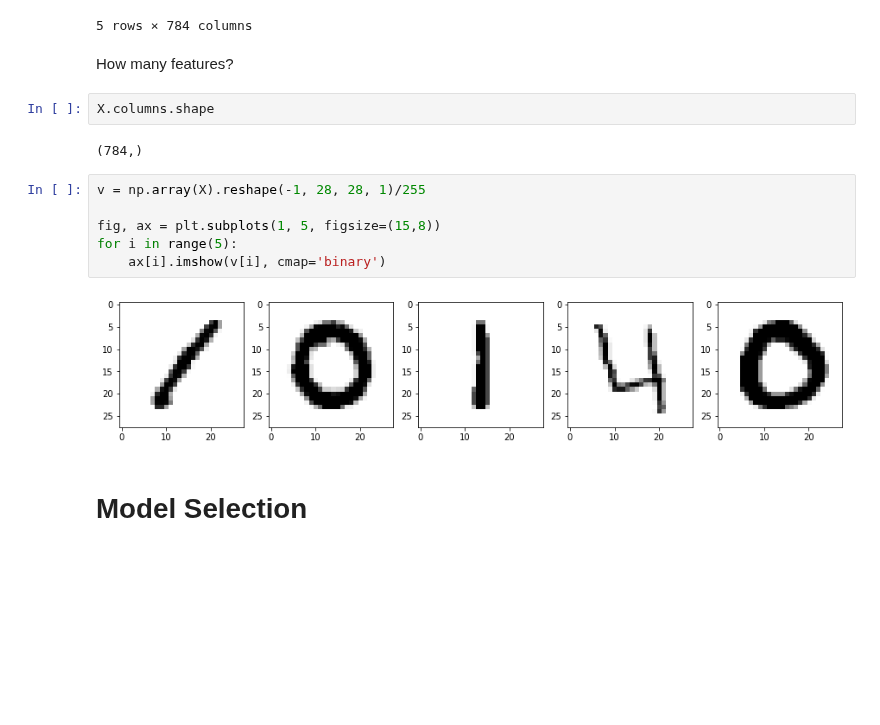
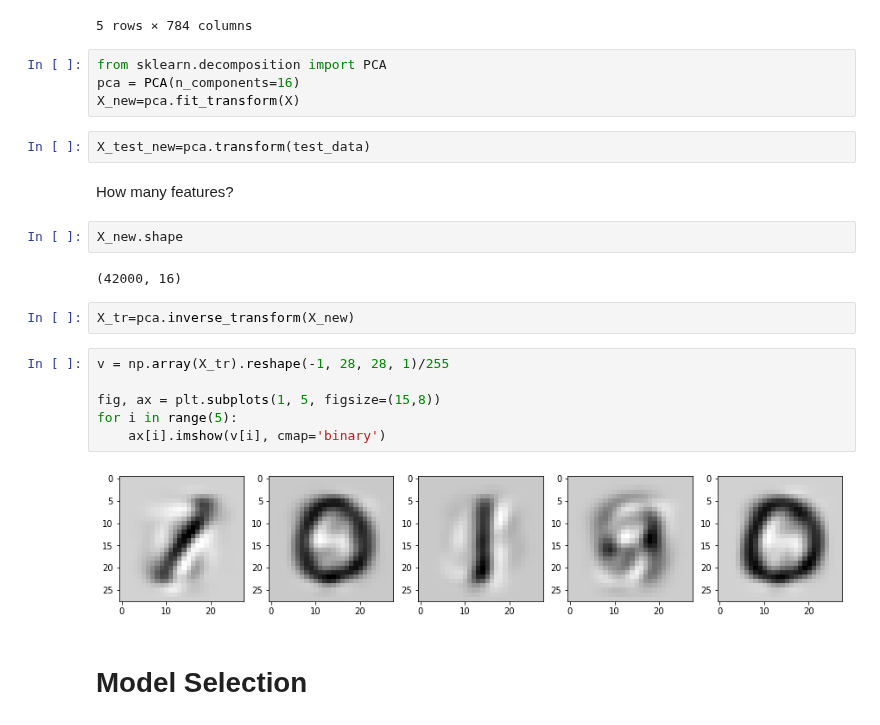
Before and after one commit to lept1/Kaggle_DigitRecognizer, a Jupyter notebook: kaggle_digit_cnn.ipynb, the cells around one changed output. Drawn from its saved outputs; the diff is of its cells as text; blank space fills up the shorter version.

```diff
--- a/kaggle_digit_cnn.ipynb
+++ b/kaggle_digit_cnn.ipynb
@@ -129,20 +129,28 @@ X.head()
 | 3 | 0 | 0 | 0 | 0 | 0 | 0 | 0 | 0 | 0 | 0 | ... | ... |
 | 4 | 0 | 0 | 0 | 0 | 0 | 0 | 0 | 0 | 0 | 0 | ... | ... |
 5 rows × 784 columns
+# %%
+from sklearn.decomposition import PCA
+pca = PCA(n_components=16)
+X_new=pca.fit_transform(X)
+# %%
+X_test_new=pca.transform(test_data)
 # %% [markdown]
 How many features?
-# %%
-X.columns.shape
-# %% [output]
-(784,)
+# %%
+X_new.shape
+# %% [output]
+(42000, 16)
+# %%
+X_tr=pca.inverse_transform(X_new)
 # %%
-v = np.array(X).reshape(-1, 28, 28, 1)/255
+v = np.array(X_tr).reshape(-1, 28, 28, 1)/255
 
 fig, ax = plt.subplots(1, 5, figsize=(15,8))
 for i in range(5):
     ax[i].imshow(v[i], cmap='binary')
 # %% [output]
-[figure, old version]
+[figure, new version]
 # %% [markdown]
 # Model Selection
 # %%
```
Also changed, not shown: parts of 17 cells of this notebook, 1 other file.
